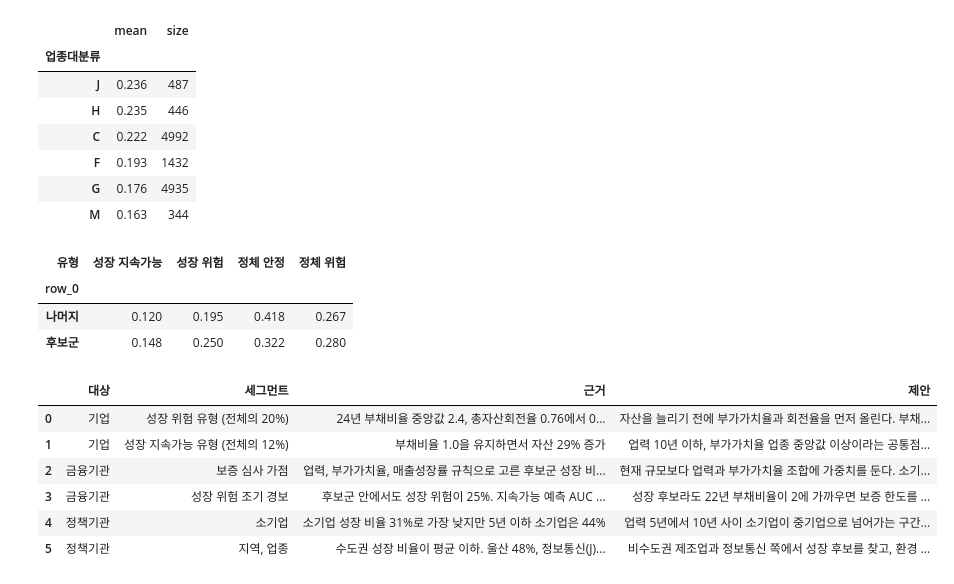
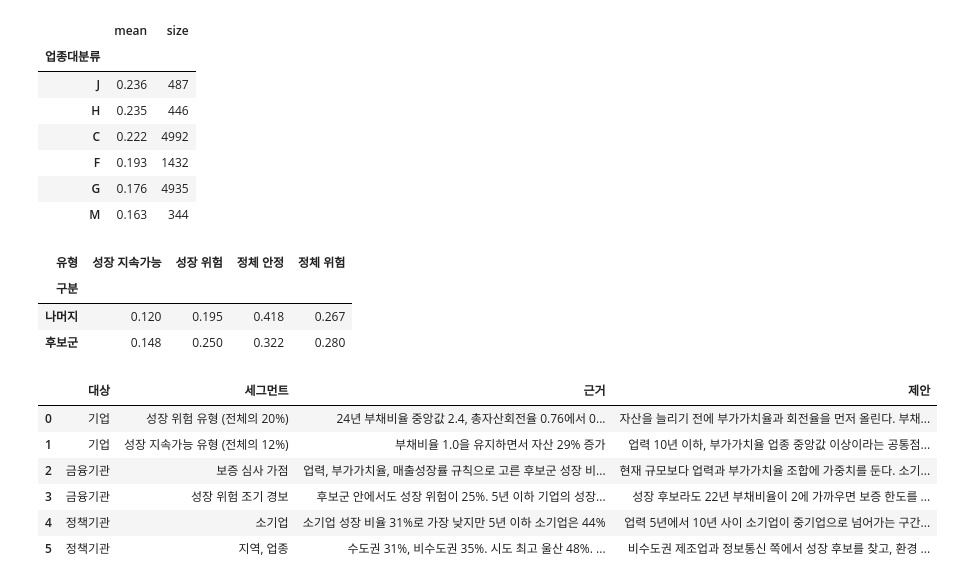
Before and after one commit to JeongHyck06/2026-2_DS_Hackathon, a Jupyter notebook: notebooks/strategy.ipynb, the cells around one changed output. Drawn from its saved outputs; the diff is of its cells as text; code cells hidden in the pictures.

```diff
--- a/notebooks/strategy.ipynb
+++ b/notebooks/strategy.ipynb
@@ -18,6 +18,7 @@ df = pd.read_csv("../data/clean.csv", encoding="utf-8-sig")
 pred = pd.read_csv("../outputs/pred_test.csv", index_col=0, encoding="utf-8-sig")
 pred = pred[["성장여부", "prob_boost"]]   # 범주 컬럼은 model에서 희귀 범주를 묶은 뒤 저장된 거라 clean.csv 것을 쓴다
 importance = pd.read_csv("../outputs/importance.csv", encoding="utf-8-sig")
+target_auc = pd.read_csv("../outputs/model_targets.csv", encoding="utf-8-sig").set_index("model")["test_auc"]
 
 # csv로 읽으면 순서가 사라져서 다시 지정
 order = df.groupby("업력구간")["업력"].min().sort_values().index
@@ -248,11 +248,11 @@ risk_ind.round(3)
 | M | 0.163 | 344 |
 # %%
 # 후보군 규칙과 유형 교차. 후보군으로 골라도 성장 위험이 섞여 있는지
-cross = pd.crosstab(rule.map({True: "후보군", False: "나머지"}), df["유형"], normalize="index")[type_order]
+cross = pd.crosstab(rule.map({True: "후보군", False: "나머지"}).rename("구분"), df["유형"], normalize="index")[type_order]
 cross.round(3)
 # %% [output]
 | 유형 | 성장 지속가능 | 성장 위험 | 정체 안정 | 정체 위험 |
-| row_0 |  |  |  |  |
+| 구분 |  |  |  |  |
 | 나머지 | 0.120 | 0.195 | 0.418 | 0.267 |
 | 후보군 | 0.148 | 0.250 | 0.322 | 0.280 |
 # %%
@@ -263,36 +263,43 @@ size_rate = df.groupby("기업규모", observed=True)["성장여부"].mean()
 young_small = df[(df["기업규모"] == "소기업") & (df["업력구간"] == "5년 이하")]["성장여부"].mean()
 rule_rate = summary.loc["평가 후보군", "성장 비율"]
 rest_rate = summary.loc["평가 나머지", "성장 비율"]
 risk_in_rule = cross.loc["후보군", "성장 위험"]
+young_risk = risk_seg["5년 이하"]   # 규모별 5년 이하 성장 위험 비율
+sido_rate = df.groupby("시도")["성장여부"].agg(["mean", "size"])
+sido_rate = sido_rate[sido_rate["size"] >= MIN_GROUP]["mean"]
+ind_rate = df.groupby("업종대분류")["성장여부"].mean()
+capital_rate = df.groupby("수도권")["성장여부"].mean()
 
 proposals = pd.DataFrame([
     {"대상": "기업", "세그먼트": "성장 위험 유형 (전체의 {:.0%})".format(share["성장 위험"]),
-     "근거": "24년 부채비율 중앙값 {:.1f}, 총자산회전율 {:.2f}에서 {:.2f}로 하락".format(med.loc["성장 위험", "24년 부채비율"], med.loc["성장 위험", "22년 총자산회전율"], med.loc["성장 위험", "24년 총자산회전율"]),
+     "근거": "24년 부채비율 중앙값 {:.1f}, 총자산회전율 {:.2f}에서 {:.2f}까지 하락".format(med.loc["성장 위험", "24년 부채비율"], med.loc["성장 위험", "22년 총자산회전율"], med.loc["성장 위험", "24년 총자산회전율"]),
      "제안": "자산을 늘리기 전에 부가가치율과 회전율을 먼저 올린다. 부채비율 200%에 닿기 전에 투자 속도를 조절한다"},
     {"대상": "기업", "세그먼트": "성장 지속가능 유형 (전체의 {:.0%})".format(share["성장 지속가능"]),
      "근거": "부채비율 {:.1f}을 유지하면서 자산 {:.0%} 증가".format(med.loc["성장 지속가능", "24년 부채비율"], med.loc["성장 지속가능", "자산성장률_22_24"]),
      "제안": "업력 10년 이하, 부가가치율 업종 중앙값 이상이라는 공통점을 벤치마크로 삼는다"},
     {"대상": "금융기관", "세그먼트": "보증 심사 가점",
      "근거": "업력, 부가가치율, 매출성장률 규칙으로 고른 후보군 성장 비율 {:.0%}, 나머지 {:.0%} (평가 분할)".format(rule_rate, rest_rate),
      "제안": "현재 규모보다 업력과 부가가치율 조합에 가중치를 둔다. 소기업이라도 업력 10년 이하면 성장 후보로 본다"},
     {"대상": "금융기관", "세그먼트": "성장 위험 조기 경보",
-     "근거": "후보군 안에서도 성장 위험이 {:.0%}. 지속가능 예측 AUC 0.80, 부채 피처를 빼도 0.74".format(risk_in_rule),
+     "근거": "후보군 안에서도 성장 위험이 {:.0%}. 5년 이하 기업의 성장 위험은 중기업 {:.0%}, 소기업 {:.0%}. 지속가능 예측 AUC {:.2f}, 부채 피처를 빼도 {:.2f}".format(
+         risk_in_rule, young_risk["중기업"], young_risk["소기업"], target_auc["지속가능"], target_auc["지속가능 (부채 관련 피처 제외)"]),
      "제안": "성장 후보라도 22년 부채비율이 2에 가까우면 보증 한도를 단계적으로 늘리고 회전율 추이를 같이 본다"},
     {"대상": "정책기관", "세그먼트": "소기업",
      "근거": "소기업 성장 비율 {:.0%}로 가장 낮지만 5년 이하 소기업은 {:.0%}".format(size_rate["소기업"], young_small),
      "제안": "업력 5년에서 10년 사이 소기업이 중기업으로 넘어가는 구간에 지원을 집중한다"},
     {"대상": "정책기관", "세그먼트": "지역, 업종",
-     "근거": "수도권 성장 비율이 평균 이하. 울산 48%, 정보통신(J) 39%, 환경(E) 25%",
+     "근거": "수도권 {:.0%}, 비수도권 {:.0%}. 시도 최고 {} {:.0%}. 정보통신(J) {:.0%}, 환경(E) {:.0%}".format(
+         capital_rate[1], capital_rate[0], sido_rate.idxmax(), sido_rate.max(), ind_rate["J"], ind_rate["E"]),
      "제안": "비수도권 제조업과 정보통신 쪽에서 성장 후보를 찾고, 환경 업종은 성장보다 안정 지원으로 간다"},
 ])
 proposals.to_csv("../outputs/strategy_proposals.csv", index=False, encoding="utf-8-sig")
 pd.set_option("display.max_colwidth", None)
 proposals
 # %% [output]
 |  | 대상 | 세그먼트 | 근거 | 제안 |
 | 0 | 기업 | 성장 위험 유형 (전체의 20%) | 24년 부채비율 중앙값 2.4, 총자산회전율 0.76에서 0... | 자산을 늘리기 전에 부가가치율과 회전율을 먼저 올린다. 부채... |
 | 1 | 기업 | 성장 지속가능 유형 (전체의 12%) | 부채비율 1.0을 유지하면서 자산 29% 증가 | 업력 10년 이하, 부가가치율 업종 중앙값 이상이라는 공통점... |
 | 2 | 금융기관 | 보증 심사 가점 | 업력, 부가가치율, 매출성장률 규칙으로 고른 후보군 성장 비... | 현재 규모보다 업력과 부가가치율 조합에 가중치를 둔다. 소기... |
-| 3 | 금융기관 | 성장 위험 조기 경보 | 후보군 안에서도 성장 위험이 25%. 지속가능 예측 AUC ... | 성장 후보라도 22년 부채비율이 2에 가까우면 보증 한도를 ... |
+| 3 | 금융기관 | 성장 위험 조기 경보 | 후보군 안에서도 성장 위험이 25%. 5년 이하 기업의 성장... | 성장 후보라도 22년 부채비율이 2에 가까우면 보증 한도를 ... |
 | 4 | 정책기관 | 소기업 | 소기업 성장 비율 31%로 가장 낮지만 5년 이하 소기업은 44% | 업력 5년에서 10년 사이 소기업이 중기업으로 넘어가는 구간... |
-| 5 | 정책기관 | 지역, 업종 | 수도권 성장 비율이 평균 이하. 울산 48%, 정보통신(J)... | 비수도권 제조업과 정보통신 쪽에서 성장 후보를 찾고, 환경 ... |
+| 5 | 정책기관 | 지역, 업종 | 수도권 31%, 비수도권 35%. 시도 최고 울산 48%. ... | 비수도권 제조업과 정보통신 쪽에서 성장 후보를 찾고, 환경 ... |
```
Also changed, not shown: parts of 1 cell of this notebook, 1 other file.
